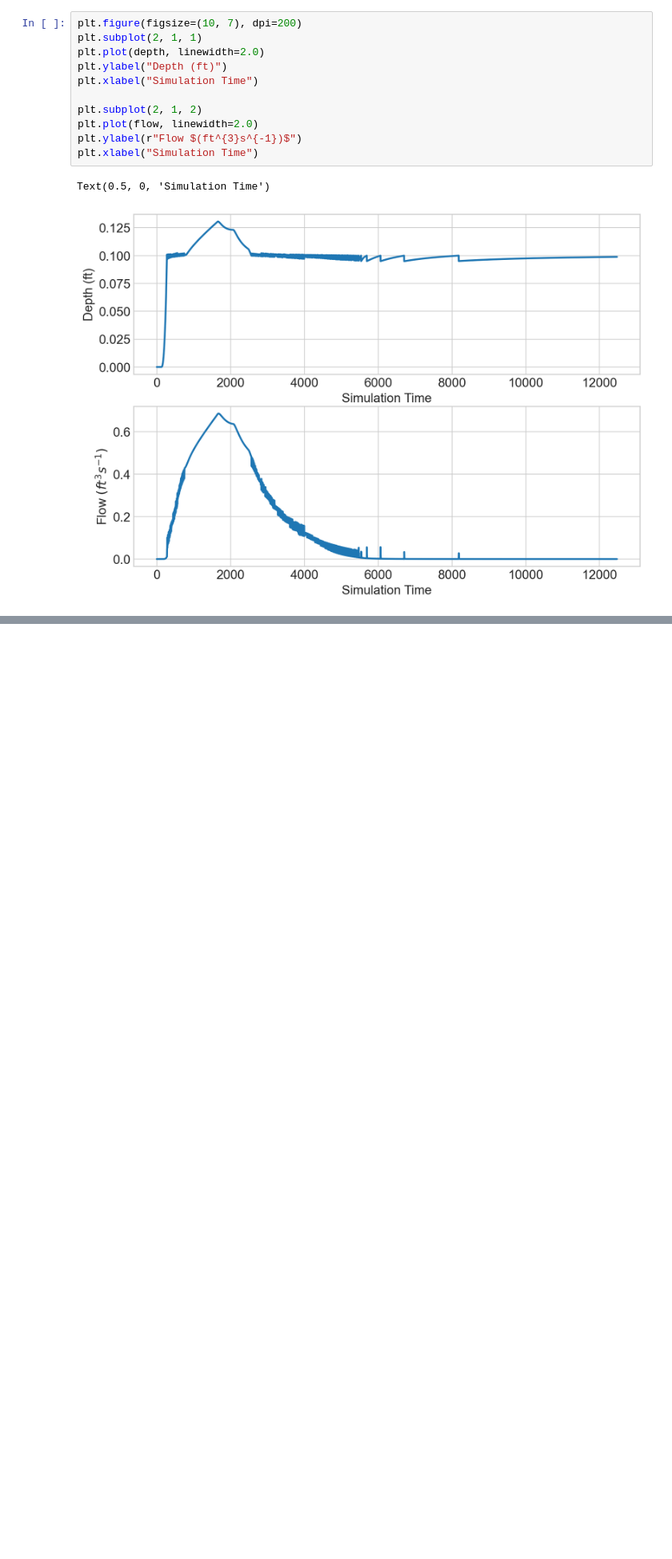
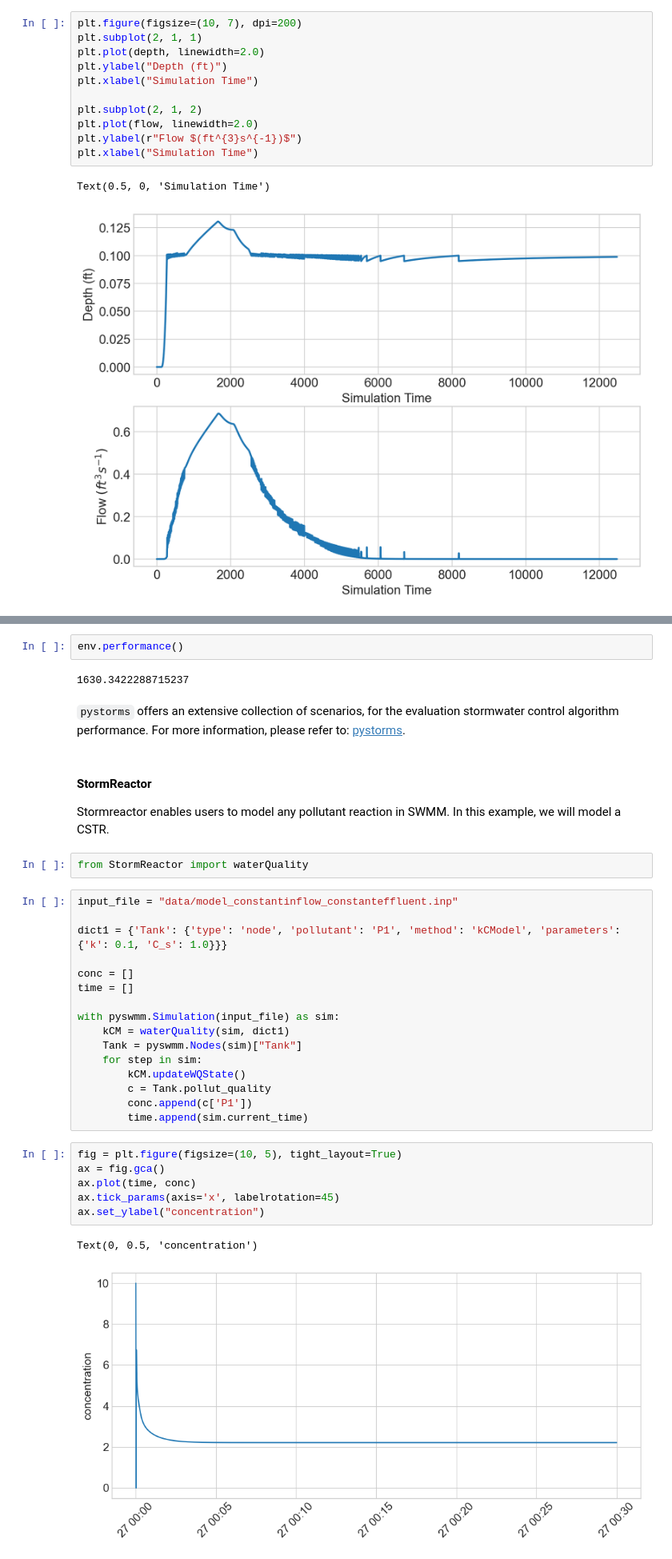
Before and after one commit to abhiramm7/digi-swmm, a Jupyter notebook: intro_to_pyswmm_ecosystem.ipynb, the cells around one changed output, grey strips where cells are left out. Shown at 80% size. Drawn from its saved outputs; the diff is of its cells as text; blank space fills up the shorter version.

```diff
--- a/intro_to_pyswmm_ecosystem.ipynb
+++ b/intro_to_pyswmm_ecosystem.ipynb
@@ -158,0 +300,37 @@ pyswmm has a lot of other amazing features! please refer to pyswmm tutorials htt
+# %%
+env.performance()
+# %% [output]
+1630.3422288715237
+# %% [markdown]
+`pystorms` offers an extensive collection of scenarios, for the evaluation stormwater control algorithm performance. For more information, please refer to: [pystorms](https://pystorms.netlify.app).
+# %% [markdown]
+#### StormReactor
+
+Stormreactor enables users to model any pollutant reaction in SWMM. In this example, we will model a CSTR.
+# %%
+from StormReactor import waterQuality
+# %%
+input_file = "data/model_constantinflow_constanteffluent.inp"
+
+dict1 = {'Tank': {'type': 'node', 'pollutant': 'P1', 'method': 'kCModel', 'parameters': {'k': 0.1, 'C_s': 1.0}}}
+
+conc = []
+time = []
+
+with pyswmm.Simulation(input_file) as sim:
+    kCM = waterQuality(sim, dict1)
+    Tank = pyswmm.Nodes(sim)["Tank"]
+    for step in sim:
+        kCM.updateWQState()
+        c = Tank.pollut_quality
+        conc.append(c['P1'])
+        time.append(sim.current_time)
+# %%
+fig = plt.figure(figsize=(10, 5), tight_layout=True)
+ax = fig.gca()
+ax.plot(time, conc)
+ax.tick_params(axis='x', labelrotation=45)
+ax.set_ylabel("concentration")
+# %% [output]
+Text(0, 0.5, 'concentration')
+[figure, added]
```
Also changed, not shown: parts of 24 cells of this notebook, 1 other file.
